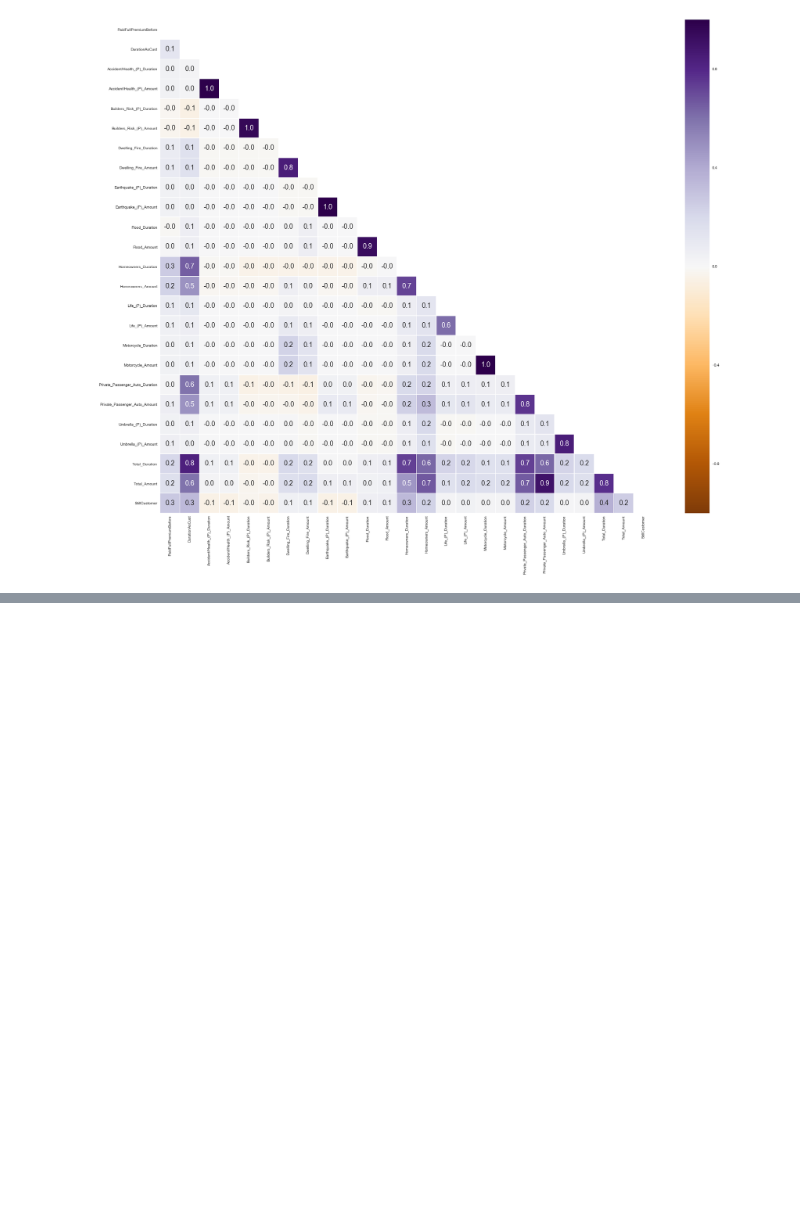
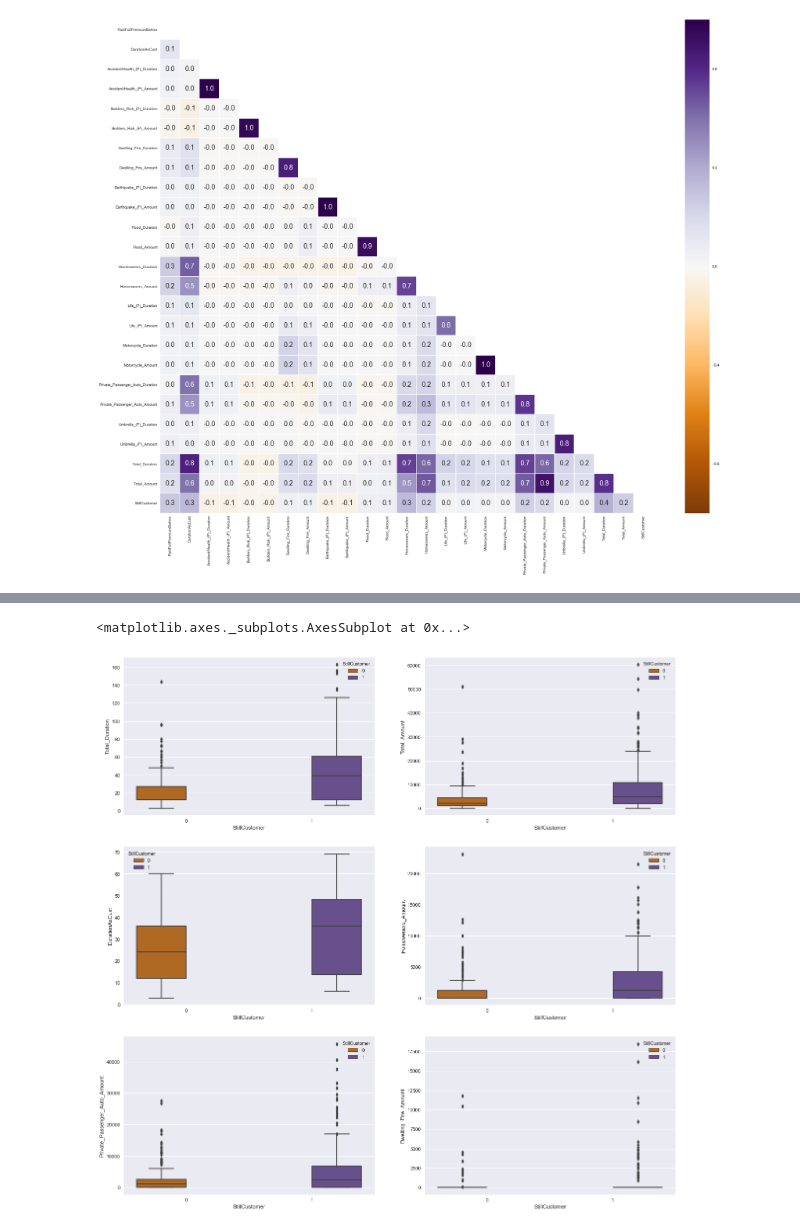
Before and after one commit to Silas-Asamoah/deep-learning-customer-classification, a Jupyter notebook: model_training/customer_classification.ipynb, the cells around one changed output, grey strips where cells are left out. Saved outputs shown, nothing was run; the diff lists cells and outputs as text; code cells hidden in the pictures; blank space fills up the shorter version.

```diff
--- a/model_training/customer_classification.ipynb
+++ b/model_training/customer_classification.ipynb
@@ -91,0 +126,11 @@ plt.show()
+# %%
+fig, axarr = plt.subplots(3, 2, figsize = (20, 20))
+sns.boxplot(y='Total_Duration', x='StillCustomer', hue='StillCustomer', data=df, ax=axarr[0][0])
+sns.boxplot(y='Total_Amount', x='StillCustomer', hue='StillCustomer', data=df, ax=axarr[0][1])
+sns.boxplot(y='DurationAsCust', x='StillCustomer', hue='StillCustomer', data=df, ax=axarr[1][0])
+sns.boxplot(y='Homeowners_Amount', x='StillCustomer', hue='StillCustomer', data=df, ax=axarr[1][1])
+sns.boxplot(y='Private_Passenger_Auto_Amount', x='StillCustomer', hue='StillCustomer', data=df, ax=axarr[2][0])
+sns.boxplot(y='Dwelling_Fire_Amount', x='StillCustomer', hue='StillCustomer', data=df, ax=axarr[2][1])
+# %% [output]
+<matplotlib.axes._subplots.AxesSubplot at 0x...>
+[figure, added]
```
Also changed, not shown: parts of 6 cells of this notebook.
